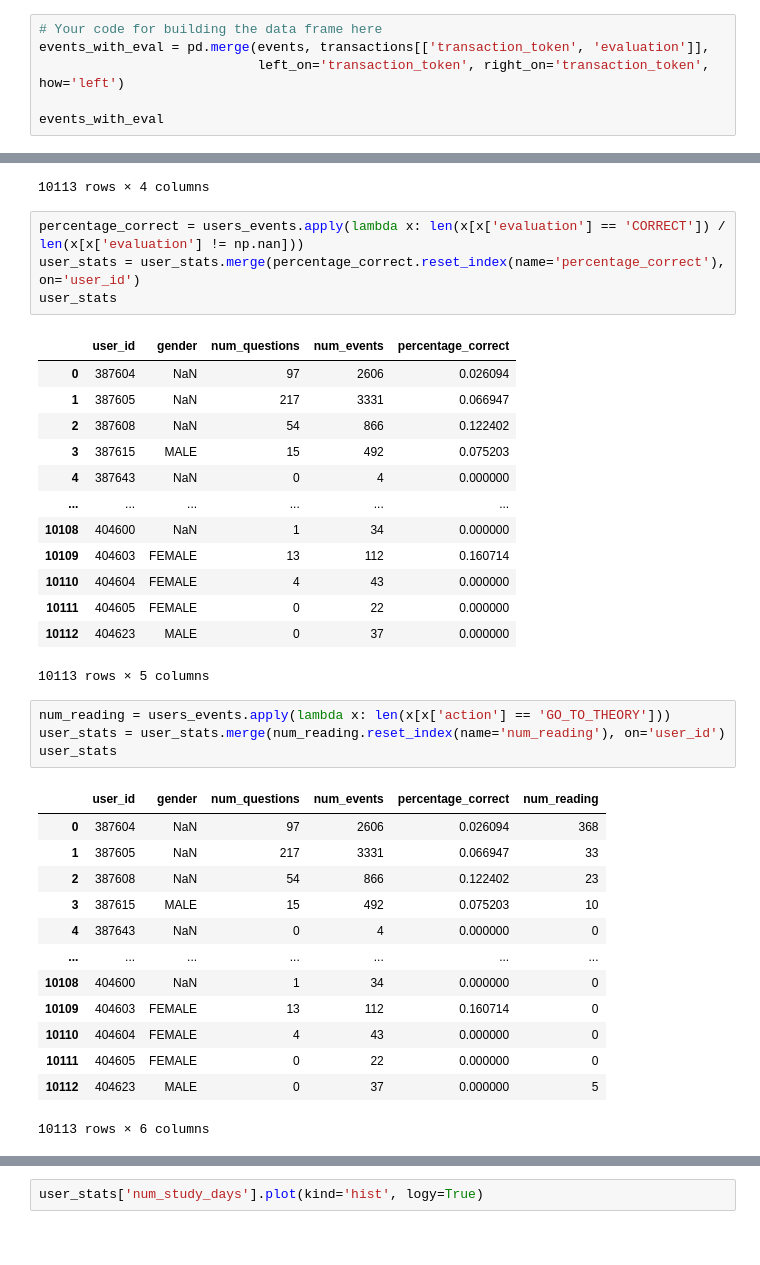
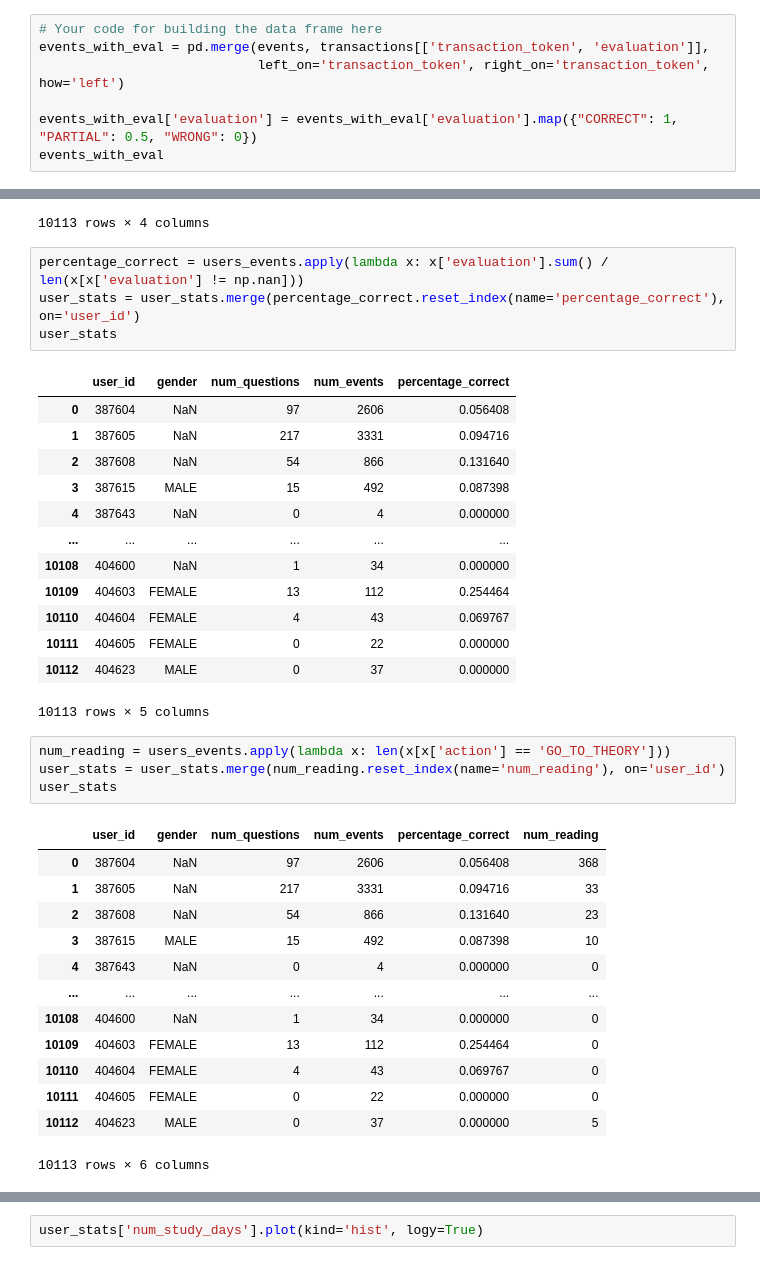
Before and after one commit to ssui-liu/mlbd-2022, a Jupyter notebook: project/m2_lernnavi_sciper.ipynb, the cells around one changed output, grey strips where cells are left out. Drawn from its saved outputs; the diff is of its cells as text.

```diff
--- a/project/m2_lernnavi_sciper.ipynb
+++ b/project/m2_lernnavi_sciper.ipynb
@@ -137,6 +137,7 @@ The features are defined as follows:
 events_with_eval = pd.merge(events, transactions[['transaction_token', 'evaluation']],
                             left_on='transaction_token', right_on='transaction_token', how='left')
 
+events_with_eval['evaluation'] = events_with_eval['evaluation'].map({"CORRECT": 1, "PARTIAL": 0.5, "WRONG": 0})
 events_with_eval
 # %% [output]
 |  | event_id | user_id | timestamp | category | action | event_type | transaction_token | session_id | ... |
@@ -191,20 +192,20 @@ user_stats
 | 10112 | 404623 | MALE | 0 | 37 |
 10113 rows × 4 columns
 # %%
-percentage_correct = users_events.apply(lambda x: len(x[x['evaluation'] == 'CORRECT']) / len(x[x['evaluation'] != np.nan]))
+percentage_correct = users_events.apply(lambda x: x['evaluation'].sum() / len(x[x['evaluation'] != np.nan]))
 user_stats = user_stats.merge(percentage_correct.reset_index(name='percentage_correct'), on='user_id')
 user_stats
 # %% [output]
 |  | user_id | gender | num_questions | num_events | percentage_correct |
-| 0 | 387604 | NaN | 97 | 2606 | 0.026094 |
-| 1 | 387605 | NaN | 217 | 3331 | 0.066947 |
-| 2 | 387608 | NaN | 54 | 866 | 0.122402 |
-| 3 | 387615 | MALE | 15 | 492 | 0.075203 |
+| 0 | 387604 | NaN | 97 | 2606 | 0.056408 |
+| 1 | 387605 | NaN | 217 | 3331 | 0.094716 |
+| 2 | 387608 | NaN | 54 | 866 | 0.131640 |
+| 3 | 387615 | MALE | 15 | 492 | 0.087398 |
 | 4 | 387643 | NaN | 0 | 4 | 0.000000 |
 | ... | ... | ... | ... | ... | ... |
 | 10108 | 404600 | NaN | 1 | 34 | 0.000000 |
-| 10109 | 404603 | FEMALE | 13 | 112 | 0.160714 |
-| 10110 | 404604 | FEMALE | 4 | 43 | 0.000000 |
+| 10109 | 404603 | FEMALE | 13 | 112 | 0.254464 |
+| 10110 | 404604 | FEMALE | 4 | 43 | 0.069767 |
 | 10111 | 404605 | FEMALE | 0 | 22 | 0.000000 |
 | 10112 | 404623 | MALE | 0 | 37 | 0.000000 |
 10113 rows × 5 columns
@@ -214,15 +215,15 @@ user_stats = user_stats.merge(num_reading.reset_index(name='num_reading'), on='u
 user_stats
 # %% [output]
 |  | user_id | gender | num_questions | num_events | percentage_correct | num_reading |
-| 0 | 387604 | NaN | 97 | 2606 | 0.026094 | 368 |
-| 1 | 387605 | NaN | 217 | 3331 | 0.066947 | 33 |
-| 2 | 387608 | NaN | 54 | 866 | 0.122402 | 23 |
-| 3 | 387615 | MALE | 15 | 492 | 0.075203 | 10 |
+| 0 | 387604 | NaN | 97 | 2606 | 0.056408 | 368 |
+| 1 | 387605 | NaN | 217 | 3331 | 0.094716 | 33 |
+| 2 | 387608 | NaN | 54 | 866 | 0.131640 | 23 |
+| 3 | 387615 | MALE | 15 | 492 | 0.087398 | 10 |
 | 4 | 387643 | NaN | 0 | 4 | 0.000000 | 0 |
 | ... | ... | ... | ... | ... | ... | ... |
 | 10108 | 404600 | NaN | 1 | 34 | 0.000000 | 0 |
-| 10109 | 404603 | FEMALE | 13 | 112 | 0.160714 | 0 |
-| 10110 | 404604 | FEMALE | 4 | 43 | 0.000000 | 0 |
+| 10109 | 404603 | FEMALE | 13 | 112 | 0.254464 | 0 |
+| 10110 | 404604 | FEMALE | 4 | 43 | 0.069767 | 0 |
 | 10111 | 404605 | FEMALE | 0 | 22 | 0.000000 | 0 |
 | 10112 | 404623 | MALE | 0 | 37 | 0.000000 | 5 |
 10113 rows × 6 columns
```
Also changed, not shown: parts of 41 cells of this notebook.
